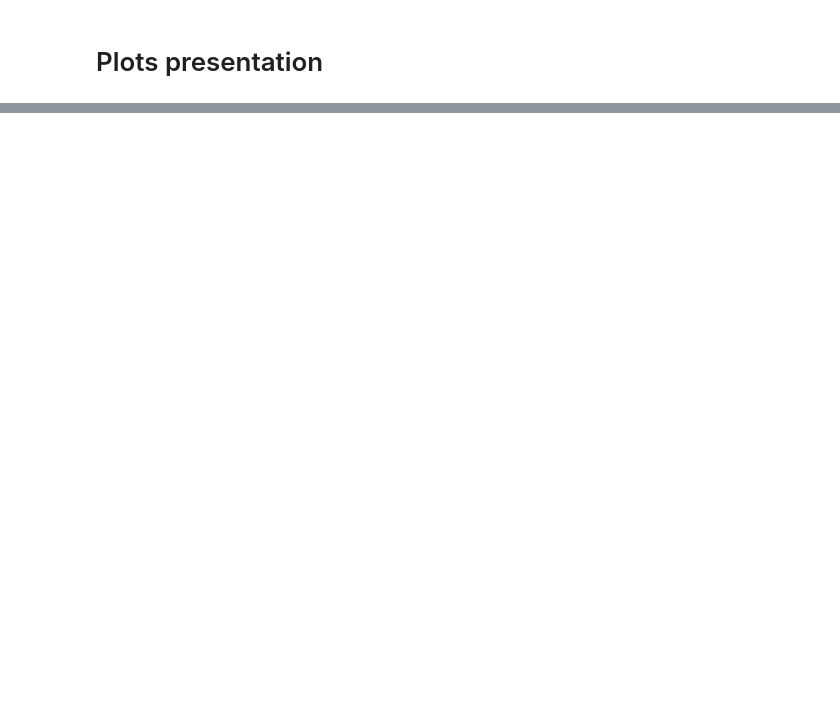
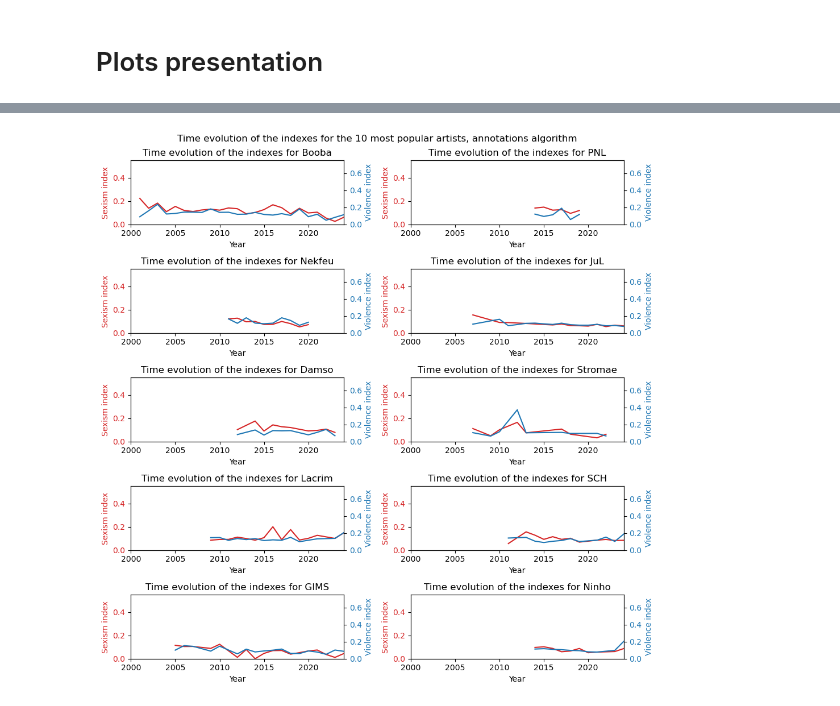
Before and after one commit to AlexiaALLAL/PSL_week_NLP_for_social_science_team_blue, a Jupyter notebook: main.ipynb, the cells around one changed output, grey strips where cells are left out. Saved outputs shown, nothing was run; the diff lists cells and outputs as text; code cells hidden in the pictures; blank space fills up the shorter version.

```diff
--- a/main.ipynb
+++ b/main.ipynb
@@ -484,4 +517,0 @@ plot_indexes_per_year(algo='annotations')
-# %%
-with open(f'LLM/sexism_per_artist_per_year.json', 'r') as f:
-    sexism_per_artist_per_year = json.load(f)
-sexism_per_artist_per_year
@@ -531,0 +561,57 @@ ValueError: num must be an integer with 1 <= num <= 10, not 11
+# %%
+def plot_indexes_evolution_per_artist(algo):
+    with open(f'{algo}/sexism_per_artist_per_year.json', 'r') as f:
+        sexism_per_artist_per_year = json.load(f)
+    with open(f'{algo}/violence_per_artist_per_year.json', 'r') as f:
+        violence_per_artist_per_year = json.load(f)
+    plt.figure(figsize=(10, 10))
+    years = np.arange(1995, 2025)
+    for i, (artist, sexism_per_year) in enumerate(sexism_per_artist_per_year.items()):
+        violence_per_year = violence_per_artist_per_year[artist]
+        # switch years to integers
+        sexism_per_year = {float(year): value for year, value in sexism_per_year.items()}
+        violence_per_year = {float(year): value for year, value in violence_per_year.items()}
+
+        # complete years with None values with previous non None values when they exist
+        # for year in range(1995, 2025):
+        #     if sexism_per_year[year] is None:
+        #         # if there are values after
+        #         for y in range(year, 2025):
+        #             exisiting_values = False
+        #             if sexism_per_year[y] is not None:
+        #                 exisiting_values = True
+        #                 break
+        #         if exisiting_values: # complete with the first non None value before
+        #             for y in range(year, 1995, -1):
+        #                 if sexism_per_year[y] is not None:
+        #                     sexism_per_year[year] = sexism_per_year[y]
+        #                     break
+
+        ax1 = plt.subplot(5, 2, i+1)
+        color = 'tab:red'
+        ax1.set_xlabel('Year')
+        ax1.set_ylabel('Sexism index', color=color)
+        ax1.plot(list(sexism_per_year.keys()), list(sexism_per_year.values()), color=color)
+        ax1.tick_params(axis='y', labelcolor=color)
+        ax1.set_ylim(0, 0.55)
+
+        ax2 = ax1.twinx()
+        color = 'tab:blue'
+        ax2.set_ylabel('Violence index', color=color)
+        ax2.plot(list(violence_per_year.keys()), list(violence_per_year.values()), color=color)
+        ax2.tick_params(axis='y', labelcolor=color)
+        ax2.set_ylim(0, 0.75)
+        plt.xlim(2000, 2024)
+        plt.title(f'Time evolution of the indexes for {artist}')
+        plt.xlabel('Year')
+        # plt.xticks(np.arange(0, len(violence_per_year), 5), np.arange(1995, 2025, 5))
+
+    plt.suptitle(f'Time evolution of the indexes for the 10 most popular artists, {algo} algorithm')
+    plt.tight_layout()
+    plt.savefig(f'plots/indexes_per_artist_per_year_{algo}.png')
+    plt.show()
+
+# plot_indexes_evolution_per_artist(algo='LLM')
+plot_indexes_evolution_per_artist(algo='annotations')
+# %% [output]
+[figure, added]
```
Also changed, not shown: parts of 8 cells of this notebook, 9 other files.
